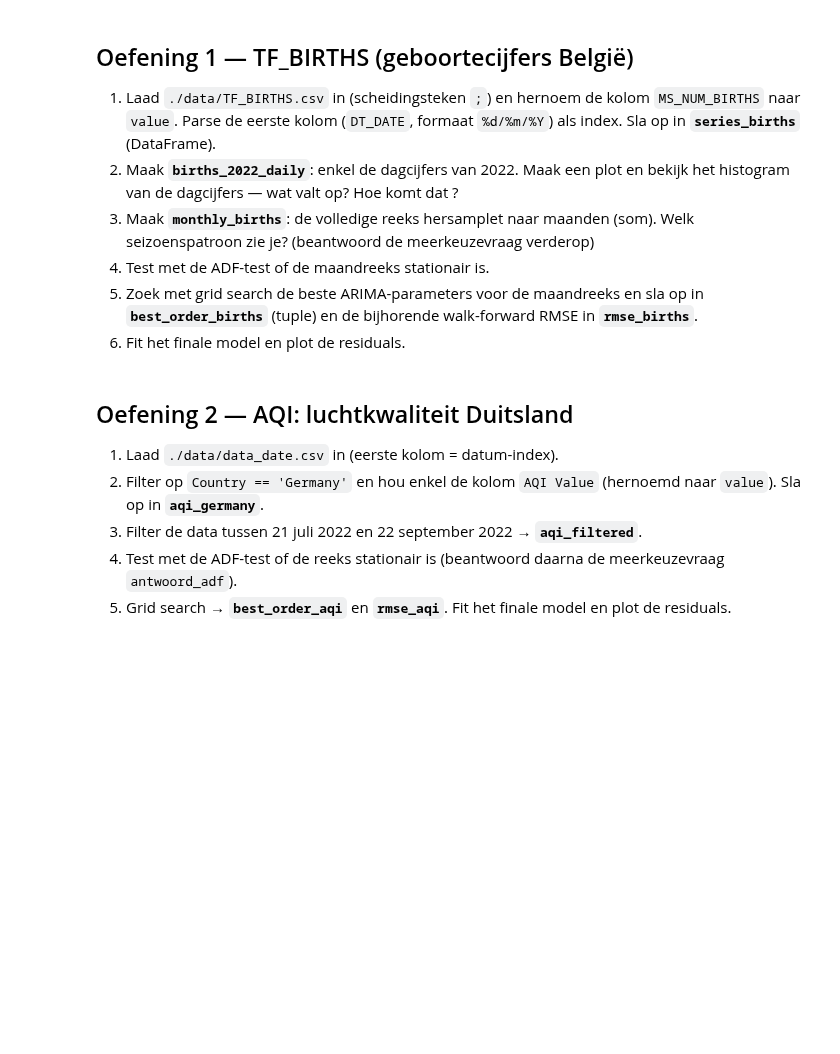
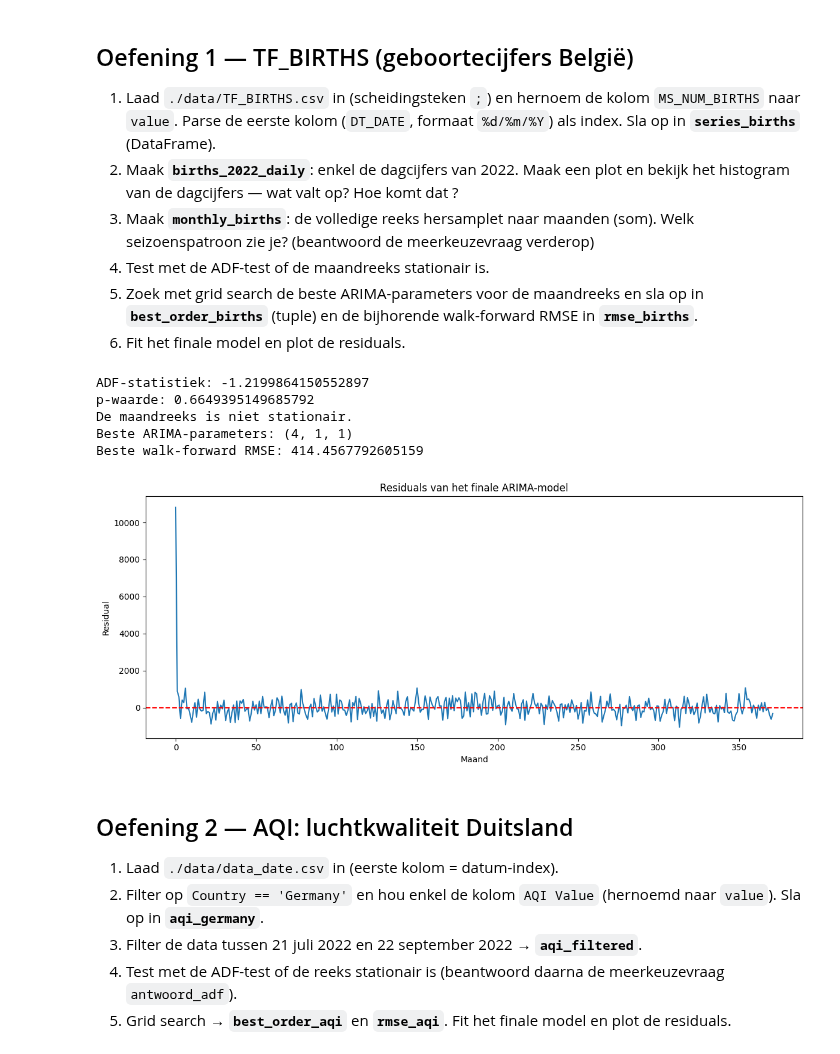
Before and after one commit to s169856/ML-Algo-student, a Jupyter notebook: exercises_with_checks/week04/arima_checkpoint_opgave.ipynb, the cells around one changed output. Saved outputs shown, nothing was run; the diff lists cells and outputs as text; code cells hidden in the pictures; blank space fills up the shorter version.

```diff
--- a/exercises_with_checks/week04/arima_checkpoint_opgave.ipynb
+++ b/exercises_with_checks/week04/arima_checkpoint_opgave.ipynb
@@ -78,6 +78,72 @@ q_values = [0, 1]
 6. Fit het finale model en plot de residuals.
 # %%
 # TODO: vul hier je oplossing in (zie opdracht hierboven)
+
+df = pd.read_csv("./data/TF_BIRTHS.csv", sep= ";")
+series_births = df.copy()
+
+series_births["values"] = df["MS_NUM_BIRTHS"]
+series_births.drop(columns="MS_NUM_BIRTHS", inplace=True)
+series_births["DT_DATE"] = pd.to_datetime(series_births["DT_DATE"], dayfirst=True)
+
+births_2022_daily = series_births[series_births["DT_DATE"].dt.year == 2022].copy()
+
+monthly_births = (series_births.groupby(series_births["DT_DATE"].dt.to_period("M"))["values"].sum().reset_index())
+
+result  = adfuller(monthly_births["values"])
+print("ADF-statistiek:", result[0])
+print("p-waarde:", result[1])
+
+if result[1] < 0.05:
+    print("De maandreeks is stationair.")
+else:
+    print("De maandreeks is niet stationair.")
+
+
+# Mogelijke waarden voor de ARIMA-parameters
+p_values = [0, 1, 2, 4]
+d_values = [0, 1]
+q_values = [0, 1]
+
+# Grid search uitvoeren op de maandelijkse geboortecijfers
+best_order_births, rmse_births = grid_search_arima(
+    monthly_births["values"],
+    p_values,
+    d_values,
+    q_values
+)
+
+print("Beste ARIMA-parameters:", best_order_births)
+print("Beste walk-forward RMSE:", rmse_births)
+
+# Fit het finale ARIMA-model
+final_model_births = ARIMA(
+    monthly_births["values"],
+    order=best_order_births
+)
+
+final_fit_births = final_model_births.fit()
+
+# Residuals ophalen
+residuals_births = final_fit_births.resid
+
+# Residuals plotten
+plt.figure(figsize=(12, 5))
+plt.plot(residuals_births)
+plt.axhline(y=0, color="red", linestyle="--")
+
+plt.title("Residuals van het finale ARIMA-model")
+plt.xlabel("Maand")
+plt.ylabel("Residual")
+plt.tight_layout()
+plt.show()
+# %% [output]
+ADF-statistiek: -1.2199864150552897
+p-waarde: 0.6649395149685792
+De maandreeks is niet stationair.
+Beste ARIMA-parameters: (4, 1, 1)
+Beste walk-forward RMSE: 414.4567792605159
+[figure, added]
 # %% [markdown]
 ## Oefening 2 — AQI: luchtkwaliteit Duitsland
 
```
Also changed, not shown: 1 other file.
